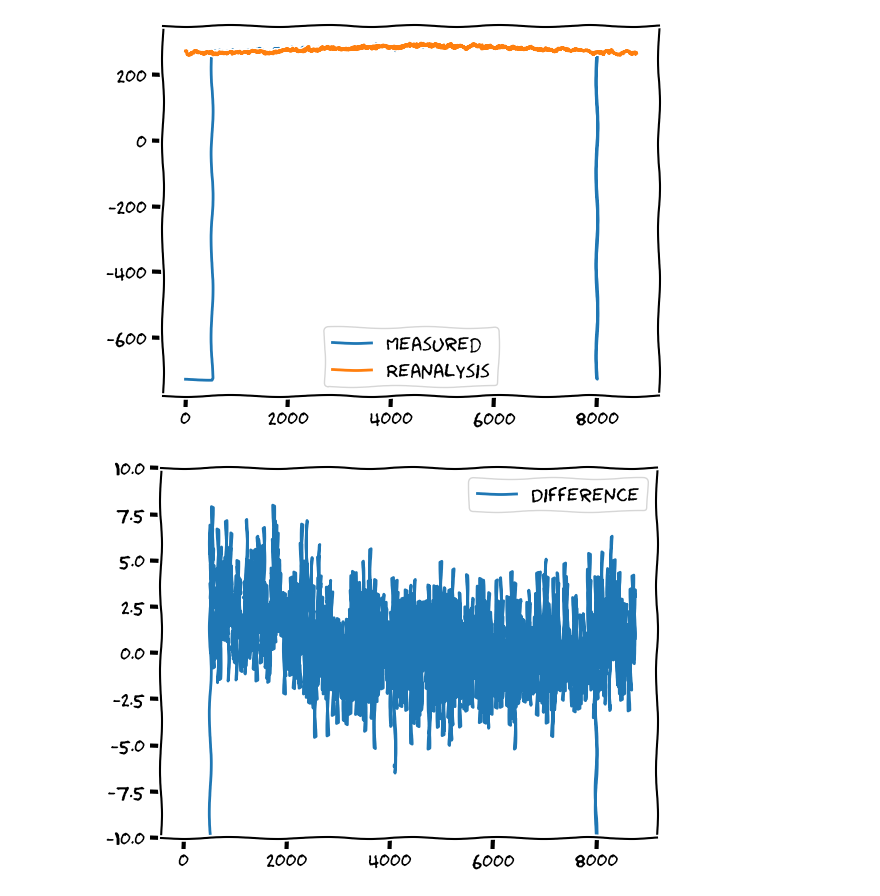
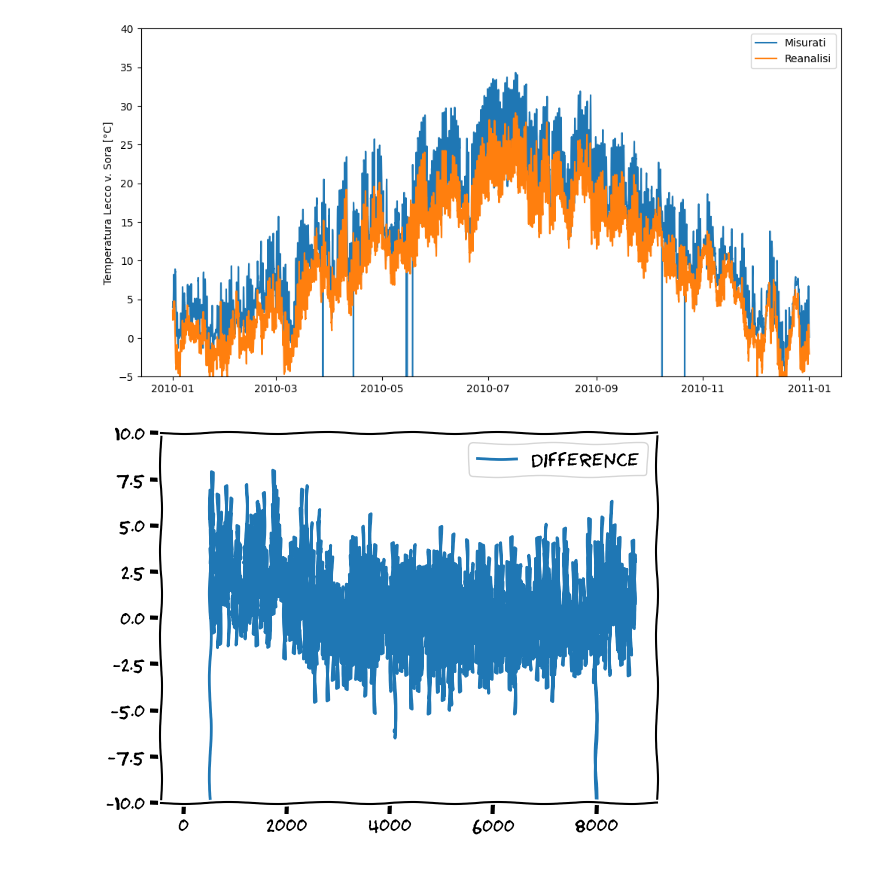
Before and after one commit to rlsandovalp/Lombardy, a Jupyter notebook: notebooks/compare_temperature.ipynb, the cells around one changed output. Cells and saved outputs as stored; diff of their text form; code cells hidden in the pictures.

```diff
--- a/notebooks/compare_temperature.ipynb
+++ b/notebooks/compare_temperature.ipynb
@@ -11,12 +7,20 @@ measured = data_measured[data_measured['Data-Ora'].dt.year == 2010].values[:,2]
-# %%
-with plt.xkcd():
-    plt.plot(measured+273.15, label = 'Measured')
-    plt.plot(data_reanalysis+273.15, label ='Reanalysis')
-    plt.ylim(260,310)
-    plt.legend()
-    plt.show()
-# %% [output]
-[figure, removed]
+# %%
+data = pd.read_csv('../Data/10377.csv')
+# %%
+reanalysis = data['Reanalysis']
+measured = data['Measured']
+# %%
+# with plt.xkcd():
+dates = pd.date_range(date(2010,1,1),date(2011,1,1),freq='h')
+fig, ax = plt.subplots(1,1, figsize = (12,6))
+ax.plot(dates[:-1], measured, label = 'Misurati')
+ax.plot(dates[:-1], reanalysis, label ='Reanalisi')
+ax.set_ylim(-5,40)
+ax.set_ylabel('Temperatura Lecco v. Sora [°C]')
+ax.legend()
+plt.show()
+# %% [output]
+[figure, added]
 # %%
 with plt.xkcd():
     plt.plot(measured-data_reanalysis[:8737], label = 'Difference')
```
Also changed, not shown: parts of 3 cells of this notebook.
